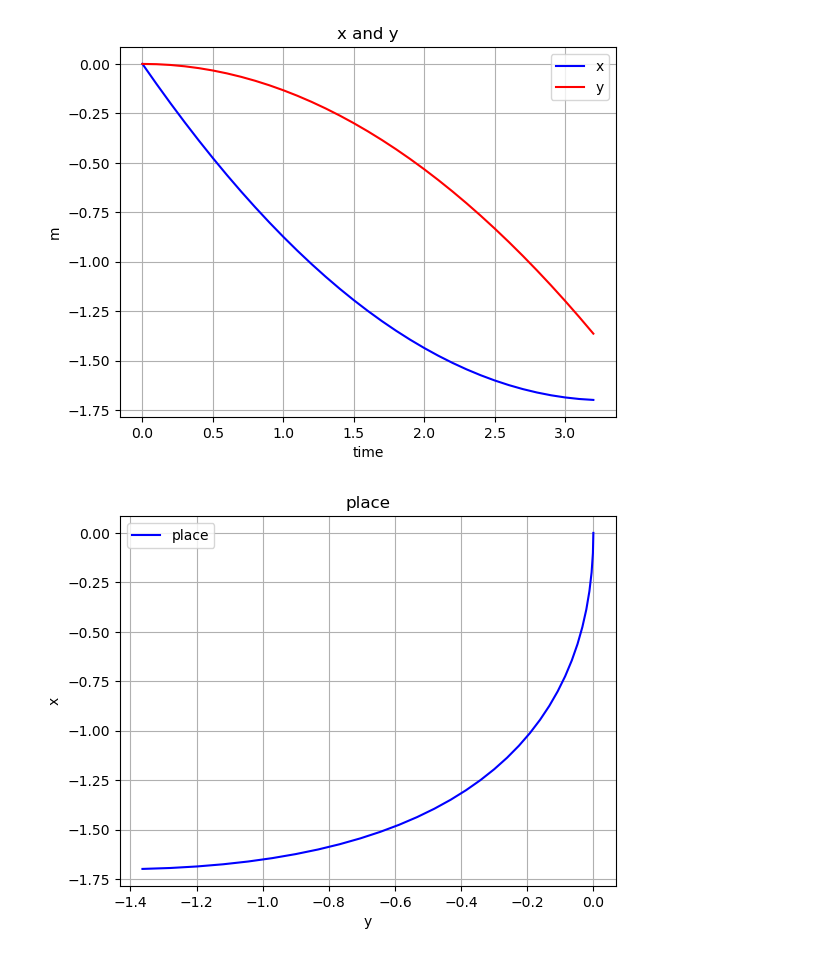
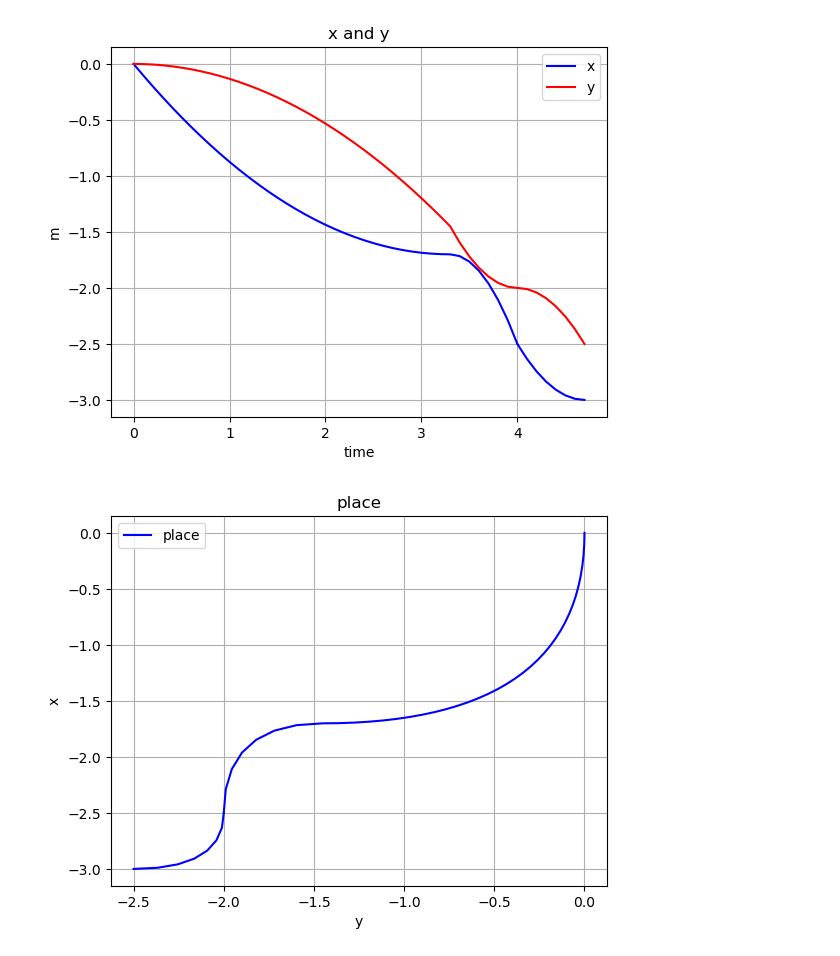
Before and after one commit to InitRobot/XNWYMRM_self_define_control, a Jupyter notebook: SDK_get_msg/plot_moving.ipynb, the cells around one changed output. Saved outputs shown, nothing was run; the diff lists cells and outputs as text; code cells hidden in the pictures.

```diff
--- a/SDK_get_msg/plot_moving.ipynb
+++ b/SDK_get_msg/plot_moving.ipynb
@@ -4,27 +4,51 @@ import numpy as np
 # %%
 #x_t = (0.25 * (t - 2) ** 2 - 1)*2.7
 #y_t = (-0.25 * (t) ** 2)*1.5
 
 time_l = []
 x_l = []
 y_l = []
+
+'''
+random_point = (a,b)
+top_point = (c,d)
+y  = ((b-d)/((a-c)**2)) * ((x-c)**2) + d
+'''
+
+def solve(x, a, b, c, d):
+    y  = ((b-d)/((a-c)**2)) * ((x-c)**2) + d
+    return y
+
 for t in np.arange(0.0, 3.3, 0.1):
     time_l.append(t)
     x_l.append((1.7/3.3**2) * (t - 3.3) ** 2 - 1.7)
     y_l.append((-1.45/3.3**2) * t ** 2)
     #t = 3.3 y_l = -1.45
     #t = 0 y_l = 0
+
+for t in np.arange(3.3, 4, 0.1):
+    time_l.append(t)
+    x_l.append(-0.8/0.7**2 * (t - 3.3) ** 2 - 1.7)
+    #t = 4, x_l = -2.5 0.49 0.8
+    y_l.append((2-1.45)/0.7**2 * (t-4) ** 2 - 2)
+    #t = 3.3 y_l = -1.45 x_l = -1.7
+    #t = 0 y_l = 0
+
+for t in np.arange(4, 4.7, 0.1):
+    time_l.append(t)
+    x_l.append(solve(t, 4, -2.5, 4.7, -3))
+    y_l.append(solve(t, 4.7, -2.5, 4, -2))
 
 plt.plot(time_l,x_l,"b",label = "x")
 plt.plot(time_l,y_l,"r",label = "y")
 plt.title("x and y")
 plt.xlabel("time")
 plt.ylabel("m")
 plt.legend()
 plt.grid()
 plt.show()
 # %% [output]
-[figure, old version]
+[figure, new version]
 # %%
 plt.plot(y_l,x_l,"b",label = "place")
 #plt.plot(time_l,y_l,"r",label = "y")
@@ -35,4 +59,4 @@ plt.legend()
 plt.grid()
 plt.show()
 # %% [output]
-[figure, old version]
+[figure, new version]
```
Also changed, not shown: 1 other file.
